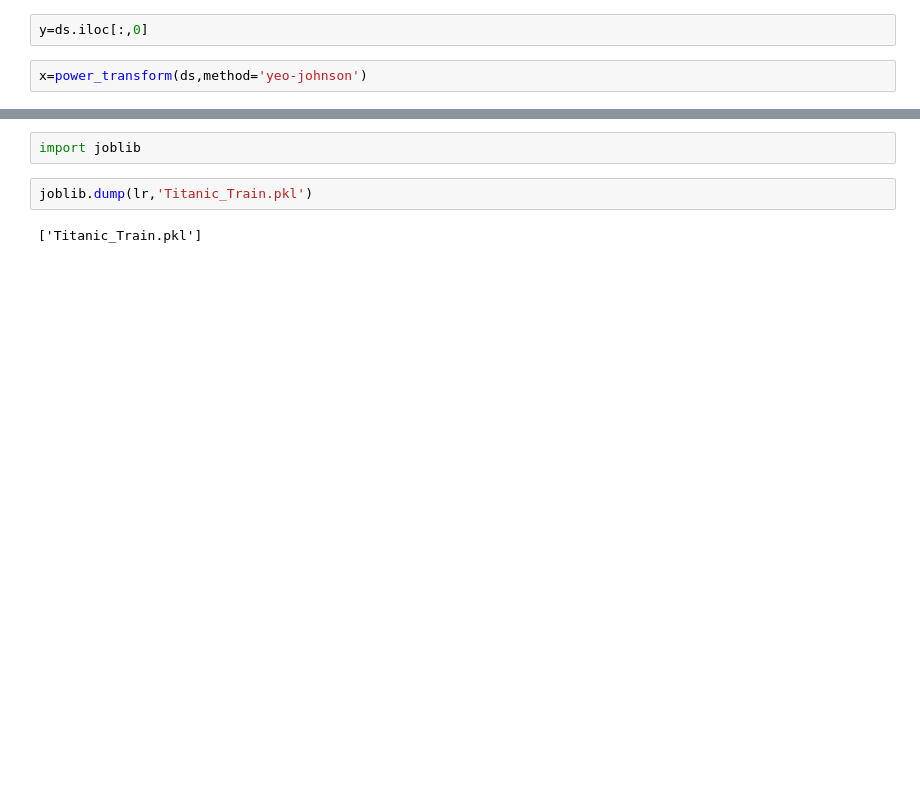
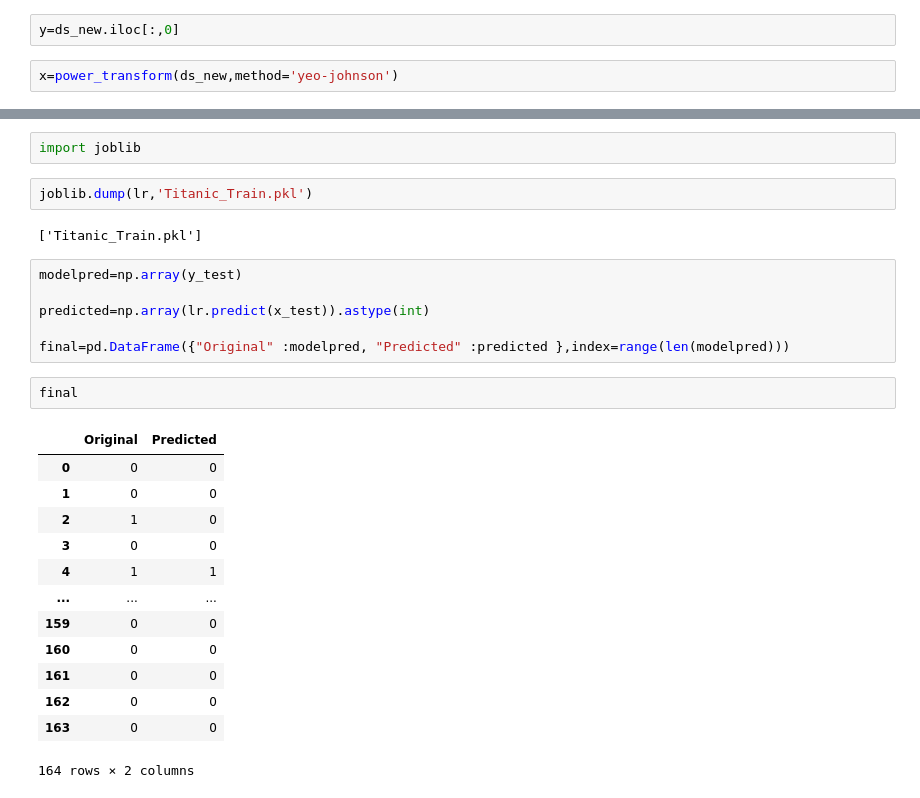
Before and after one commit to dsvikasojha/Practice-Projects, a Jupyter notebook: Project 2-Titanic_Train.ipynb, the cells around one changed output, grey strips where cells are left out. Drawn from its saved outputs; the diff is of its cells as text; blank space fills up the shorter version.

```diff
--- a/Project 2-Titanic_Train.ipynb
+++ b/Project 2-Titanic_Train.ipynb
@@ -313,7 +313,7 @@ x=ds.iloc[:,1:9]
 # %%
-y=ds.iloc[:,0]
+y=ds_new.iloc[:,0]
 # %%
-x=power_transform(ds,method='yeo-johnson')
+x=power_transform(ds_new,method='yeo-johnson')
 # %%
 from sklearn.preprocessing import StandardScaler
 from sklearn.model_selection import train_test_split
@@ -408,3 +442,25 @@ import joblib
 joblib.dump(lr,'Titanic_Train.pkl')
 # %% [output]
 ['Titanic_Train.pkl']
+# %%
+modelpred=np.array(y_test)
+
+predicted=np.array(lr.predict(x_test)).astype(int)
+
+final=pd.DataFrame({"Original" :modelpred, "Predicted" :predicted },index=range(len(modelpred)))
+# %%
+final
+# %% [output]
+|  | Original | Predicted |
+| 0 | 0 | 0 |
+| 1 | 0 | 0 |
+| 2 | 1 | 0 |
+| 3 | 0 | 0 |
+| 4 | 1 | 1 |
+| ... | ... | ... |
+| 159 | 0 | 0 |
+| 160 | 0 | 0 |
+| 161 | 0 | 0 |
+| 162 | 0 | 0 |
+| 163 | 0 | 0 |
+164 rows × 2 columns
```
Also changed, not shown: parts of 11 cells of this notebook.
